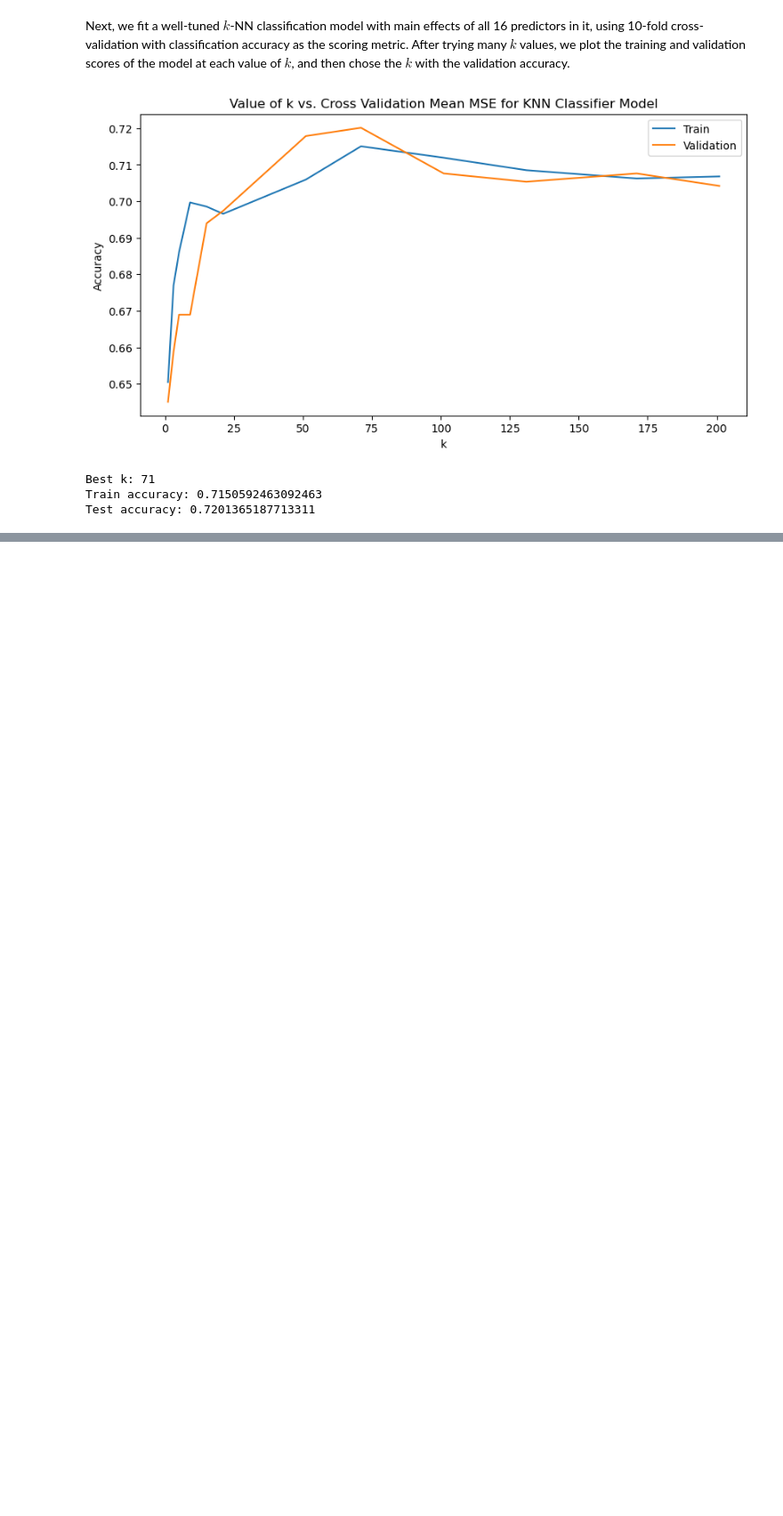
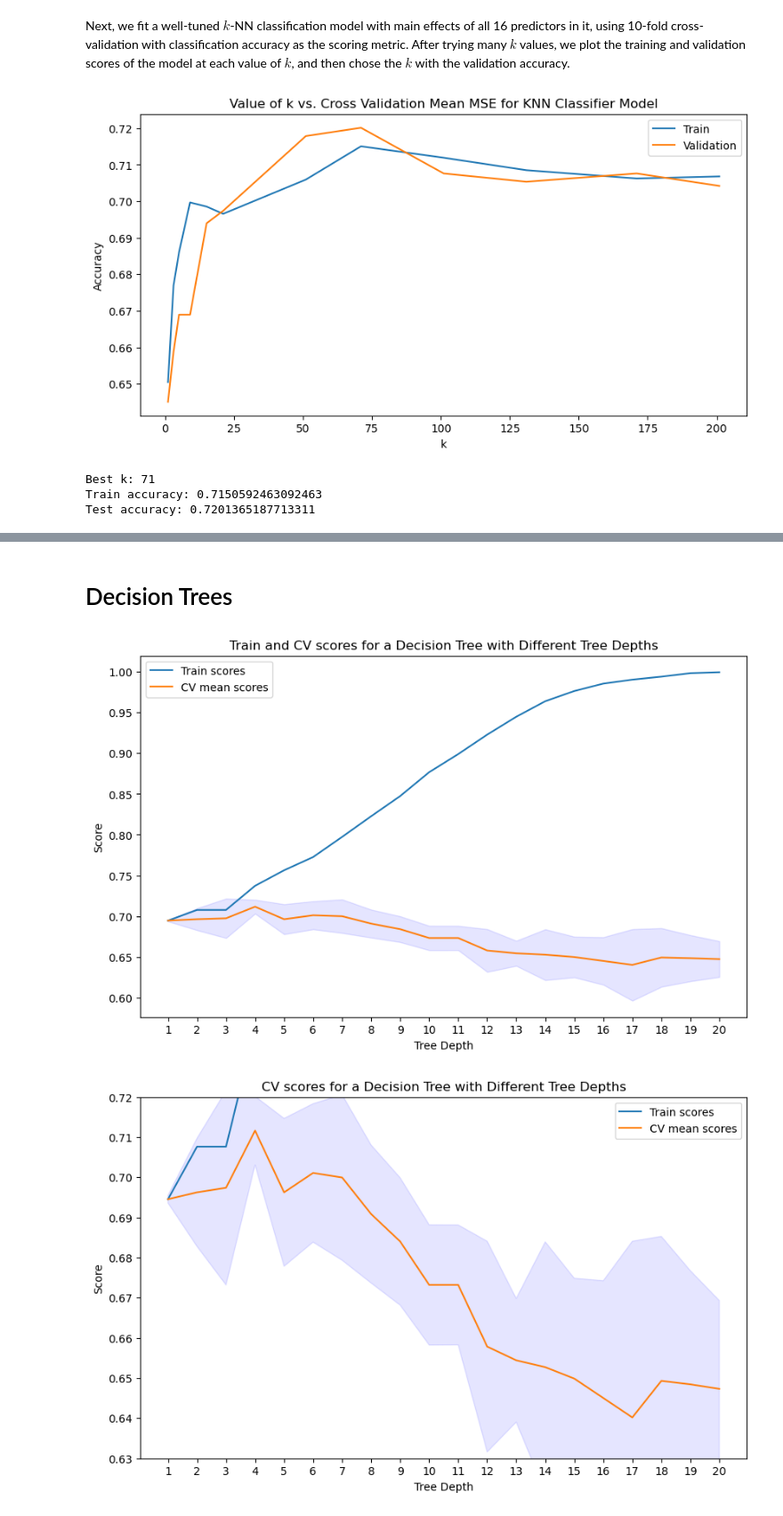
Before and after one commit to hamzehbhamdan/AC209a-Project, a Jupyter notebook: financial_indicators_project.ipynb, the cells around one changed output, grey strips where cells are left out. Shown at 89% size. Drawn from its saved outputs; the diff is of its cells as text; code cells hidden in the pictures; blank space fills up the shorter version.

```diff
--- a/financial_indicators_project.ipynb
+++ b/financial_indicators_project.ipynb
@@ -776,0 +862,50 @@ Test accuracy: 0.7201365187713311
+# %% [markdown]
+# Decision Trees
+# %%
+train_scores = []
+cvmeans = []
+cvstds = []
+
+# Fit a decision tree to the entire training set for each depth from 1 to 20
+for depth in range(1, 21):
+    dt = DecisionTreeClassifier(max_depth=depth, random_state=0)
+    dt.fit(X_train, y_train)
+
+    # Evaluate on the entire training set
+    train_scores.append(dt.score(X_train, y_train))
+
+    # Perform 5-fold cross-validation with the entire training set
+    cv_scores = cross_val_score(dt, X_train, y_train, cv=5)
+    cvmeans.append(cv_scores.mean())
+    cvstds.append(cv_scores.std())
+# %%
+# Create a range for the depths
+depths = range(1, 21)
+
+# Plot 1: All scores
+plt.figure(figsize=(10, 6))
+plt.plot(depths, train_scores, label='Train scores')
+plt.plot(depths, cvmeans, label='CV mean scores')
+plt.fill_between(depths, np.array(cvmeans) - 2*np.array(cvstds), np.array(cvmeans) + 2*np.array(cvstds), color='b', alpha=0.1)
+plt.xticks(np.arange(1, 21, step=1))  # Set x-ticks from 1 to 20
+plt.legend()
+plt.xlabel('Tree Depth')
+plt.ylabel('Score')
+plt.title('Train and CV scores for a Decision Tree with Different Tree Depths')
+plt.show()
+
+# Plot 2: Focus on validation performance
+plt.figure(figsize=(10, 6))
+plt.plot(depths, train_scores, label='Train scores')
+plt.plot(depths, cvmeans, label='CV mean scores')
+plt.fill_between(depths, np.array(cvmeans) - 2*np.array(cvstds), np.array(cvmeans) + 2*np.array(cvstds), color='b', alpha=0.1)
+plt.ylim(0.63, 0.72)
+plt.xticks(np.arange(1, 21, step=1))  # Set x-ticks from 1 to 20
+plt.legend()
+plt.xlabel('Tree Depth')
+plt.ylabel('Score')
+plt.title('CV scores for a Decision Tree with Different Tree Depths')
+plt.show()
+# %% [output]
+[figure, added]
+[figure, added]
```
Also changed, not shown: parts of 12 cells of this notebook.
